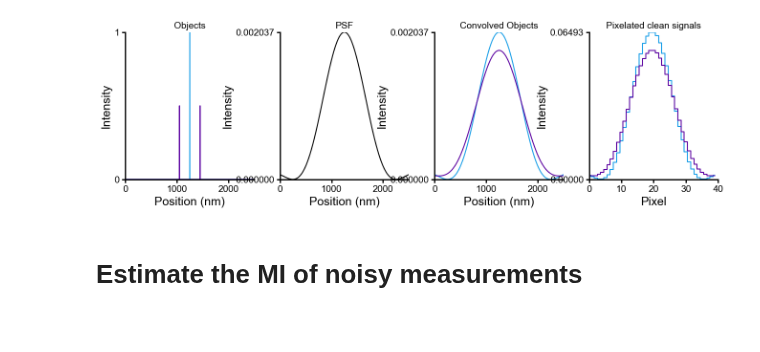
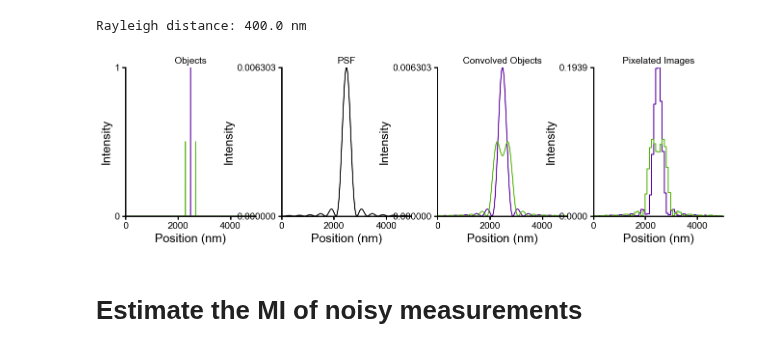
Before and after one commit to Waller-Lab/EncodingInformation, a Jupyter notebook: 1d_simulations/6_rayleigh_2_point_1_point.ipynb, the cells around one changed output. Cells and saved outputs as stored; diff of their text form; code cells hidden in the pictures.

```diff
--- a/1d_simulations/6_rayleigh_2_point_1_point.ipynb
+++ b/1d_simulations/6_rayleigh_2_point_1_point.ipynb
@@ -163,42 +12,47 @@ def make_signal_and_measurement_plot(one_point_convolved, two_point_convolved, o
 # %%
 wavelength = 400 # nm
-NA = 0.2
-num_pixels = 40
-seperation_distance = 400 # nm
+NA = .5
+pixel_size = 80 # nm
+size = 5000 # nm
+num_pixels = int(size / pixel_size)
+# seperation_distance = 400 # nm
 
-# rayleigh_dist = wavelength / (2*NA)
-# seperation_distance = rayleigh_dist
-# print(f"Rayleigh distance: {rayleigh_dist} nm")
+rayleigh_dist = wavelength / (2 * 0.5)
+seperation_distance = rayleigh_dist
+print(f"Rayleigh distance: {rayleigh_dist} nm")
 
 (one_point_object, two_point_object, one_point_convolved, two_point_convolved, one_point_noiseless_pixels, two_point_noiseless_pixels,
-  x, PSF) = simulate_optics(wavelength, NA, num_pixels, seperation_distance)
+  x, PSF) = simulate_optics(wavelength, NA, size, seperation_distance, pixel_size)
 
 
 ###### Make plots ######
 # plot both objects
 fig, ax = plt.subplots(1, 4, figsize=(16, 4))
-ax[0].plot(x, one_point_object)
-ax[0].plot(x, two_point_object)
+ax[0].plot(x, one_point_object, get_color_cycle()[1])
+ax[0].plot(x, two_point_object, get_color_cycle()[3])
 ax[0].set(title='Objects', xlim=(x.min(), x.max()), ylim=(0, 1), yticks=[0, 1], xlabel='Position (nm)', ylabel='Intensity')
 
 # plot the PSF
 ax[1].plot(x, PSF, 'k-')
 ax[1].set(title='PSF', xlim=(x.min(), x.max()), ylim=(0, PSF.max()), yticks=[0, PSF.max()], xlabel='Position (nm)', ylabel='Intensity')
 
 # plot the convolved objects
-ax[2].plot(x, one_point_convolved)
-ax[2].plot(x, two_point_convolved)
+ax[2].plot(x, one_point_convolved, get_color_cycle()[1])
+ax[2].plot(x, two_point_convolved, get_color_cycle()[3])
 ax[2].set(title='Convolved Objects', xlim=(x.min(), x.max()), ylim=(0, one_point_convolved.max()),
           yticks=[0, one_point_convolved.max()], xlabel='Position (nm)', ylabel='Intensity')
 
-# plot the pixelated objects
-ax[3].plot(np.arange(num_pixels), one_point_noiseless_pixels, drawstyle='steps-mid')
-ax[3].plot(np.arange(num_pixels), two_point_noiseless_pixels, drawstyle='steps-mid')
-ax[3].set(title='Pixelated clean signals', xlim=(0, num_pixels), ylim=(0, one_point_noiseless_pixels.max()),
-          yticks=[0, one_point_noiseless_pixels.max()], xlabel='Pixel', ylabel='Intensity')
-_ = [clear_spines(ax[i]) for i in range(4)]
+
+# plot pixelated images
+ax[3].plot(np.linspace(0, num_pixels * pixel_size, num_pixels), one_point_noiseless_pixels, drawstyle='steps-mid', color=get_color_cycle()[1])
+ax[3].plot(np.linspace(0, num_pixels * pixel_size, num_pixels), two_point_noiseless_pixels, drawstyle='steps-mid', color=get_color_cycle()[3])
+ax[3].set(title='Pixelated Images', xlim=(0, size), ylim=(0, one_point_noiseless_pixels.max()),
+          yticks=[0, one_point_noiseless_pixels.max()], xlabel='Position (nm)', ylabel='Intensity')
+
+_ = [clear_spines(ax[i]) for i in range(len(ax))]
 # %% [output]
+Rayleigh distance: 400.0 nm
-[figure, old version]
+[figure, new version]
 # %% [markdown]
 # Estimate the MI of noisy measurements
 # %%
```
Also changed, not shown: parts of 10 cells of this notebook, 1 other file.
